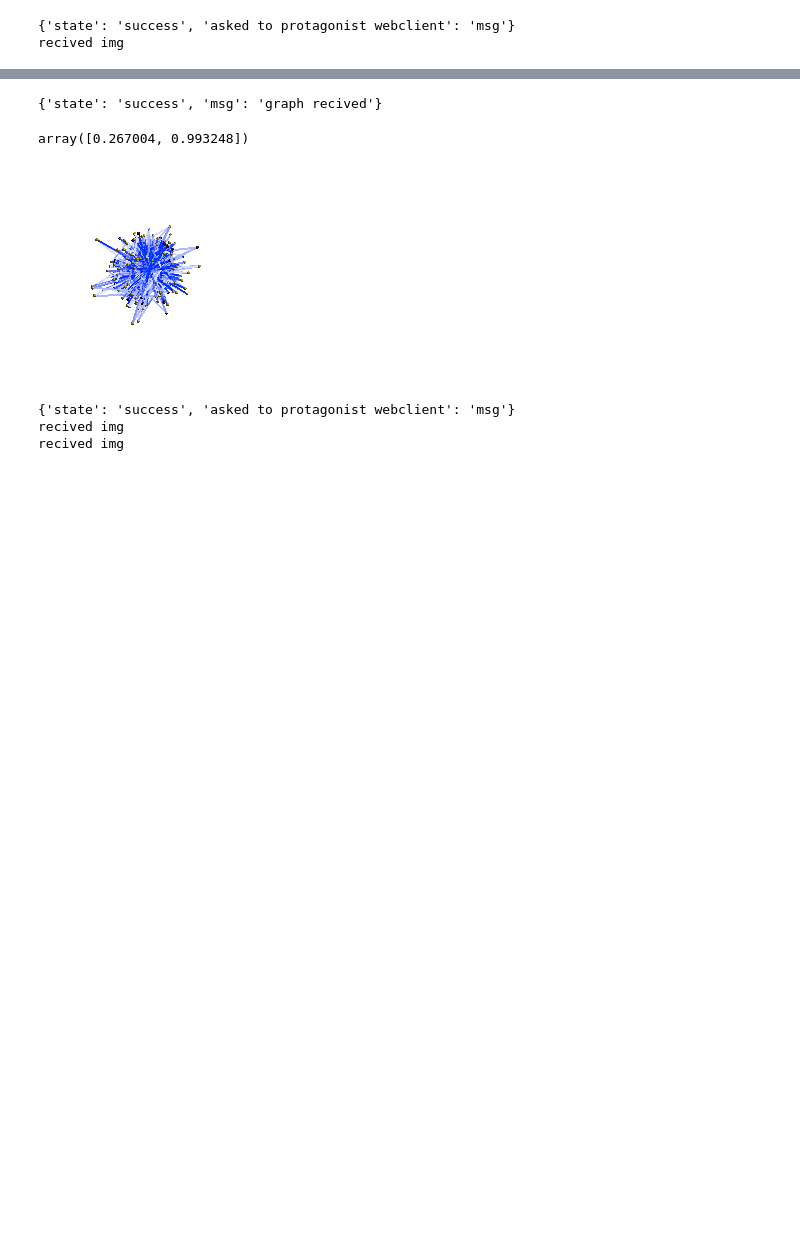
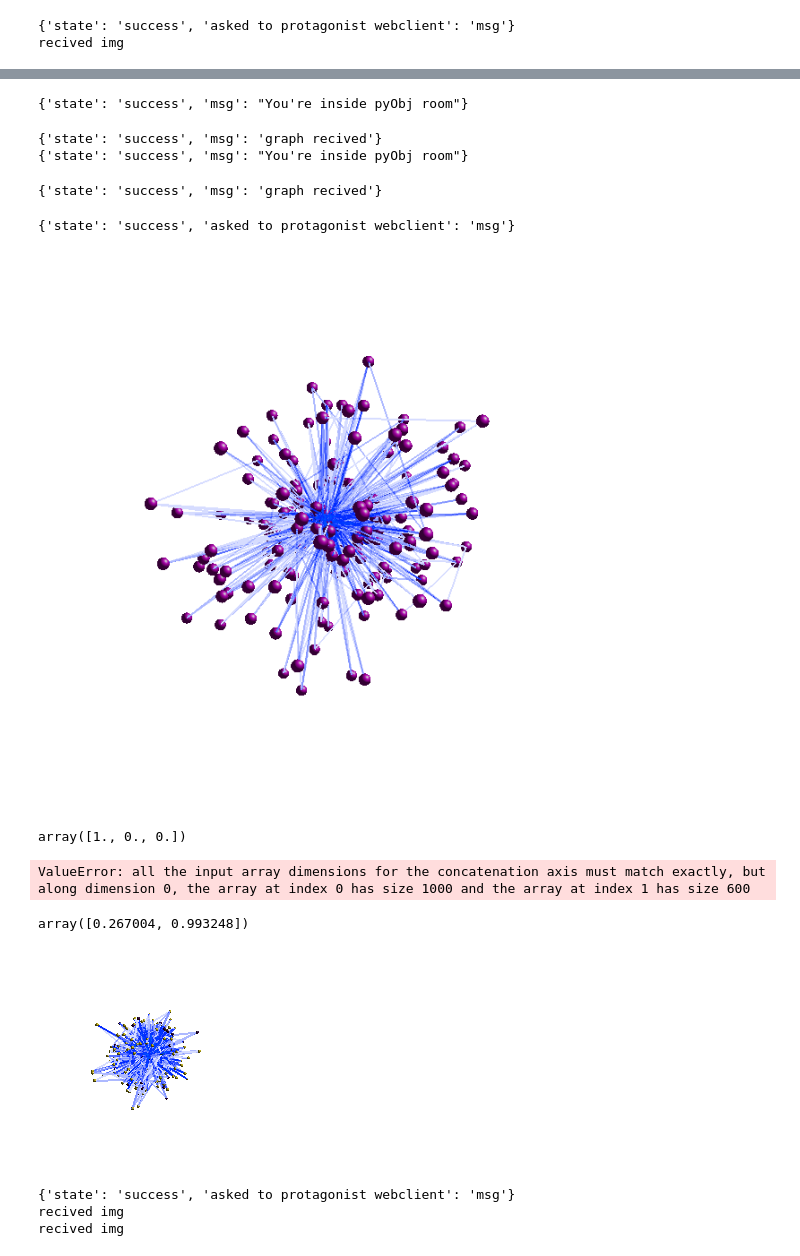
Before and after one commit to devmessias/stdogviz, a Jupyter notebook: python/notebooks/test.ipynb, the cells around one changed output, grey strips where cells are left out. Cells and saved outputs as stored; diff of their text form; code cells hidden in the pictures; blank space fills up the shorter version.

```diff
--- a/python/notebooks/test.ipynb
+++ b/python/notebooks/test.ipynb
@@ -55,8 +58,36 @@ viz.getImg()
+# %%
+import igraph as ig
+%load_ext autoreload
+
+%autoreload 2
+import sys
+#sys.path.append("..")
+import numpy as np
+from stdogviz import StDoGClient
+viz = StDoGClient()
+viz.external('http://localhost:5000')
+# %% [output]
+{'state': 'success', 'msg': "You're inside pyObj room"}
 # %%
+n=1000
 import igraph as ig
-n=1000
-g = ig.Graph.Barabasi(n, 3)
+ger = ig.Graph.Erdos_Renyi(n, 3/n)
 
-viz.sendGraph(g)
+viz.sendGraph(ger, group="er")
 # %% [output]
 {'state': 'success', 'msg': 'graph recived'}
+{'state': 'success', 'msg': "You're inside pyObj room"}
+# %%
+n=600
+gsbm = ig.Graph.SBM(n, [[.4, .1, .1],[.1, .4, .1],[.1,.1, .5]],[200, 200 ,200])
+viz.sendGraph(gsbm, group="sbm")
+# %% [output]
+{'state': 'success', 'msg': 'graph recived'}
+# %%
+import time
+viz.renderMyImg(width=200, height=200, transparency=False)
+time.sleep(2)
+viz.getImg()
+# %% [output]
+{'state': 'success', 'asked to protagonist webclient': 'msg'}
+[figure, added]
@@ -62,0 +97,13 @@ viz.sendGraph(g)
+# %%
+pos = np.array(g.layout_circle().coords)
+pos = np.concatenate([pos, np.zeros(shape=(n, 1))], axis=1)
+pos[0]
+# %% [output]
+array([1., 0., 0.])
+# %%
+pos = np.array(ger.layout_fruchterman_reingold(niter=100).coords)
+pos = np.concatenate([pos, np.zeros(shape=(n, 1))], axis=1)
+pos[0]
+viz.updateNodePostions(pos, group="main")
+# %% [output]
+ValueError: all the input array dimensions for the concatenation axis must match exactly, but along dimension 0, the array at index 0 has size 1000 and the array at index 1 has size 600
```
Also changed, not shown: parts of 9 cells of this notebook, 5 other files.
